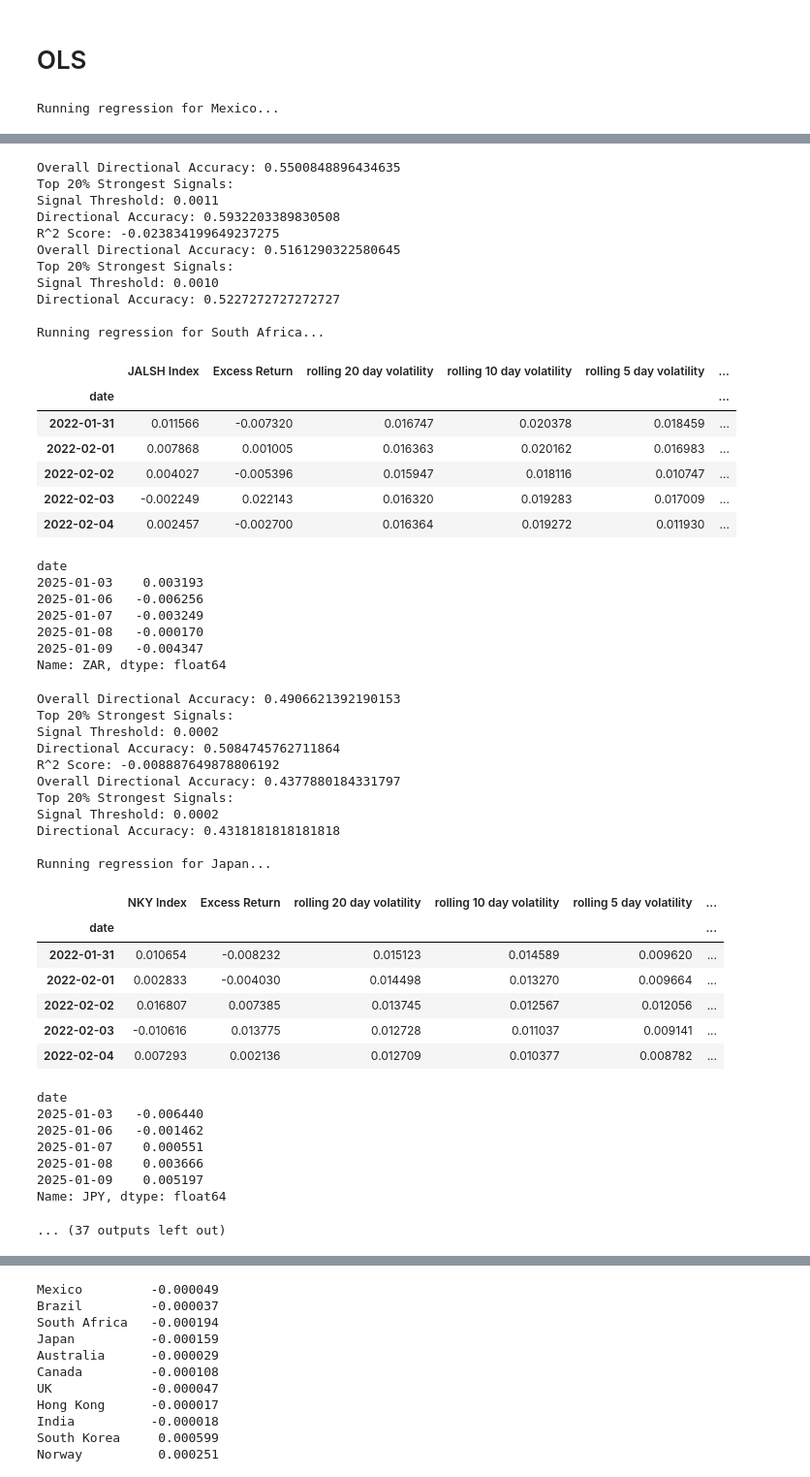
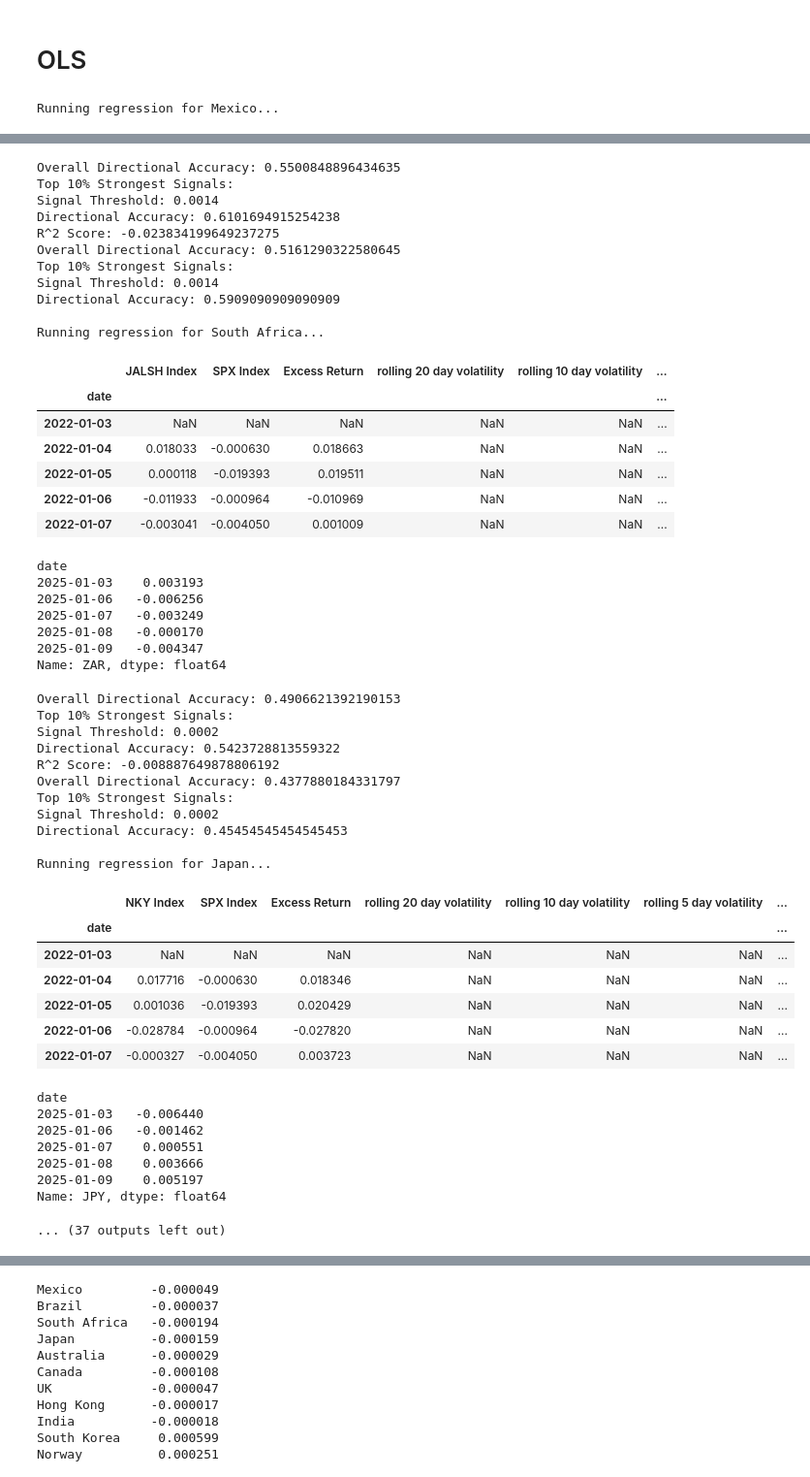
Before and after one commit to AdithSrinivasan/qts-cross-asset-fx, a Jupyter notebook: sandbox/stage2_reg.ipynb, the cells around one changed output, grey strips where cells are left out. Shown at 97% size. Drawn from its saved outputs; the diff is of its cells as text; code cells hidden in the pictures.

```diff
--- a/sandbox/stage2_reg.ipynb
+++ b/sandbox/stage2_reg.ipynb
@@ -208,7 +206,7 @@ date
 2025-12-31   -0.002054
 Name: CAD, dtype: float64
 # %%
-def evaluate_signal(predictions, y_test, top_pcts=[.2]):
+def evaluate_signal(predictions, y_test, top_pcts=[.1]):
     predictions = pd.Series(predictions, index=y_test.index)
     y_test = pd.Series(y_test)
     directional_accuracy = np.mean(
@@ -310,6 +308,7 @@ for country, data in countries.items():
         print(f"Residuals for {country} not found. Skipping regression.")
         continue
     print(f"\nRunning regression for {country}...")
+    display(data.head())
     X_train = countries[country]['2022-01-01':'2024-09-30']
     y_train = country_residuals[country]['2022-01-01':'2024-09-30'].shift(-1).dropna()  # Shift to align with next day's return
     X_train = X_train.copy()
@@ -318,7 +317,7 @@ for country, data in countries.items():
     y_train.index = pd.to_datetime(y_train.index)
     df_train = pd.concat([X_train, y_train], axis=1).dropna()
     df_train.drop(columns=['SPX Index'], inplace=True)  # Drop SPX Index from features
-    display(df_train.head())
+    # display(df_train.head())
 
     X_test = countries[country]['2025-01-01':'2026-01-01']
 
@@ -410,53 +409,53 @@ Running regression for Brazil...
 date
 2025-01-03    0.002508
 2025-01-06    0.007453
 2025-01-07   -0.004097
 2025-01-08    0.012524
 2025-01-09   -0.001725
 Name: BRL, dtype: float64
 Overall Directional Accuracy: 0.5500848896434635
-Top 20% Strongest Signals:
-Signal Threshold: 0.0011
-Directional Accuracy: 0.5932203389830508
+Top 10% Strongest Signals:
+Signal Threshold: 0.0014
+Directional Accuracy: 0.6101694915254238
 R^2 Score: -0.023834199649237275
 Overall Directional Accuracy: 0.5161290322580645
-Top 20% Strongest Signals:
-Signal Threshold: 0.0010
-Directional Accuracy: 0.5227272727272727
+Top 10% Strongest Signals:
+Signal Threshold: 0.0014
+Directional Accuracy: 0.5909090909090909
 
 Running regression for South Africa...
-|  | JALSH Index | Excess Return | rolling 20 day volatility | rolling 10 day volatility | rolling 5 day volatility | ... |
+|  | JALSH Index | SPX Index | Excess Return | rolling 20 day volatility | rolling 10 day volatility | ... |
 | date |  |  |  |  |  | ... |
-| 2022-01-31 | 0.011566 | -0.007320 | 0.016747 | 0.020378 | 0.018459 | ... |
-| 2022-02-01 | 0.007868 | 0.001005 | 0.016363 | 0.020162 | 0.016983 | ... |
-| 2022-02-02 | 0.004027 | -0.005396 | 0.015947 | 0.018116 | 0.010747 | ... |
-| 2022-02-03 | -0.002249 | 0.022143 | 0.016320 | 0.019283 | 0.017009 | ... |
-| 2022-02-04 | 0.002457 | -0.002700 | 0.016364 | 0.019272 | 0.011930 | ... |
+| 2022-01-03 | NaN | NaN | NaN | NaN | NaN | ... |
+| 2022-01-04 | 0.018033 | -0.000630 | 0.018663 | NaN | NaN | ... |
+| 2022-01-05 | 0.000118 | -0.019393 | 0.019511 | NaN | NaN | ... |
+| 2022-01-06 | -0.011933 | -0.000964 | -0.010969 | NaN | NaN | ... |
+| 2022-01-07 | -0.003041 | -0.004050 | 0.001009 | NaN | NaN | ... |
 date
 2025-01-03    0.003193
 2025-01-06   -0.006256
 2025-01-07   -0.003249
 2025-01-08   -0.000170
 2025-01-09   -0.004347
 Name: ZAR, dtype: float64
 Overall Directional Accuracy: 0.4906621392190153
-Top 20% Strongest Signals:
+Top 10% Strongest Signals:
 Signal Threshold: 0.0002
-Directional Accuracy: 0.5084745762711864
+Directional Accuracy: 0.5423728813559322
 R^2 Score: -0.008887649878806192
 Overall Directional Accuracy: 0.4377880184331797
-Top 20% Strongest Signals:
+Top 10% Strongest Signals:
 Signal Threshold: 0.0002
-Directional Accuracy: 0.4318181818181818
+Directional Accuracy: 0.45454545454545453
 
 Running regression for Japan...
-|  | NKY Index | Excess Return | rolling 20 day volatility | rolling 10 day volatility | rolling 5 day volatility | ... |
-| date |  |  |  |  |  | ... |
-| 2022-01-31 | 0.010654 | -0.008232 | 0.015123 | 0.014589 | 0.009620 | ... |
-| 2022-02-01 | 0.002833 | -0.004030 | 0.014498 | 0.013270 | 0.009664 | ... |
-| 2022-02-02 | 0.016807 | 0.007385 | 0.013745 | 0.012567 | 0.012056 | ... |
-| 2022-02-03 | -0.010616 | 0.013775 | 0.012728 | 0.011037 | 0.009141 | ... |
-| 2022-02-04 | 0.007293 | 0.002136 | 0.012709 | 0.010377 | 0.008782 | ... |
+|  | NKY Index | SPX Index | Excess Return | rolling 20 day volatility | rolling 10 day volatility | rolling 5 day volatility | ... |
+| date |  |  |  |  |  |  | ... |
+| 2022-01-03 | NaN | NaN | NaN | NaN | NaN | NaN | ... |
+| 2022-01-04 | 0.017716 | -0.000630 | 0.018346 | NaN | NaN | NaN | ... |
+| 2022-01-05 | 0.001036 | -0.019393 | 0.020429 | NaN | NaN | NaN | ... |
+| 2022-01-06 | -0.028784 | -0.000964 | -0.027820 | NaN | NaN | NaN | ... |
+| 2022-01-07 | -0.000327 | -0.004050 | 0.003723 | NaN | NaN | NaN | ... |
 date
 2025-01-03   -0.006440
 2025-01-06   -0.001462
```
Also changed, not shown: parts of 4 cells of this notebook, 6 other files.
